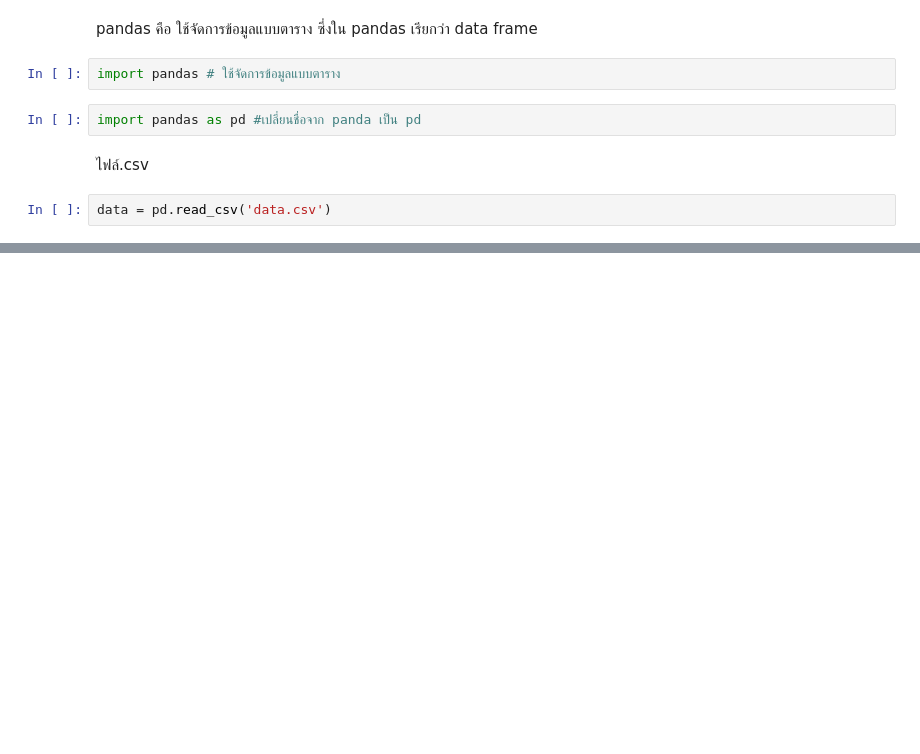
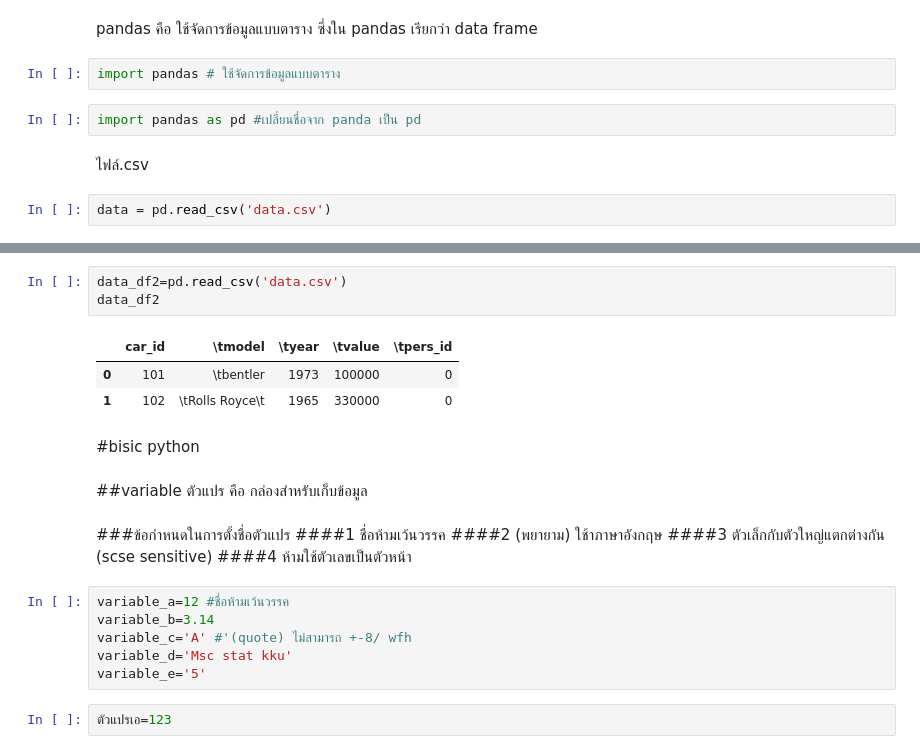
Before and after one commit to Phruetti/DPDM65, a Jupyter notebook: data101(chapter).ipynb, the cells around one changed output, grey strips where cells are left out. Drawn from its saved outputs; the diff is of its cells as text; blank space fills up the shorter version.

Commit message:
basic python

```diff
--- a/data101(chapter).ipynb
+++ b/data101(chapter).ipynb
@@ -18,0 +19,25 @@ data
+# %%
+data_df2=pd.read_csv('data.csv')
+data_df2
+# %% [output]
+|  | car_id | \tmodel | \tyear | \tvalue | \tpers_id |
+| 0 | 101 | \tbentler | 1973 | 100000 | 0 |
+| 1 | 102 | \tRolls Royce\t | 1965 | 330000 | 0 |
+# %% [markdown]
+#bisic python
+# %% [markdown]
+##variable ตัวแปร คือ กล่องสำหรับเก็บข้อมูล
+# %% [markdown]
+###ข้อกำหนดในการตั้งชื่อตัวแปร
+####1 ชื่อห้ามเว้นวรรค
+####2 (พยายาม) ใช้าภาษาอังกฤษ
+####3 ตัวเล็กกับตัวใหญ่แตกต่างกัน (scse sensitive)
+####4 ห้ามใช้ตัวเลขเป็นตัวหน้า
+# %%
+variable_a=12 #ชื่อห้ามเว้นวรรค
+variable_b=3.14
+variable_c='A' #'(quote) ไม่สามารถ +-8/ wfh
+variable_d='Msc stat kku'
+variable_e='5'
+# %%
+ตัวแปรเอ=123
```
Also changed, not shown: parts of 49 cells of this notebook.
